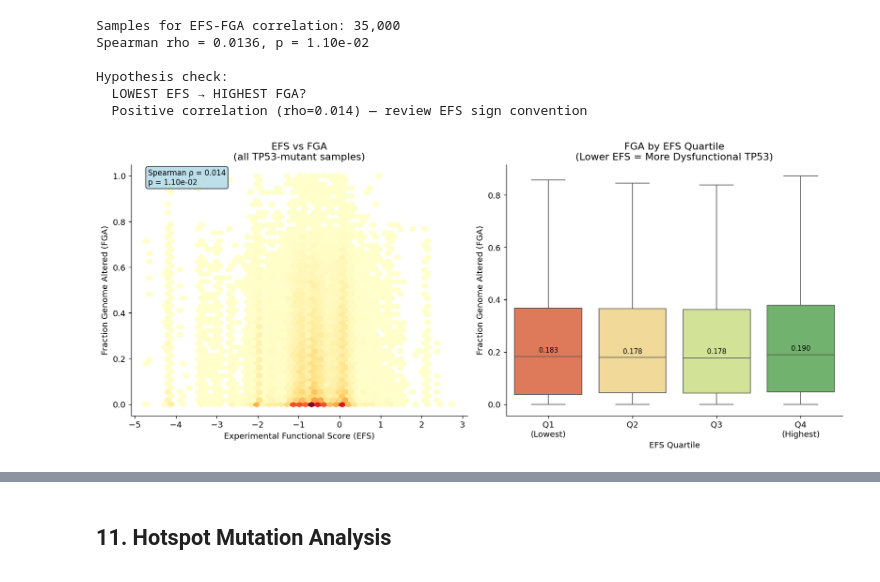
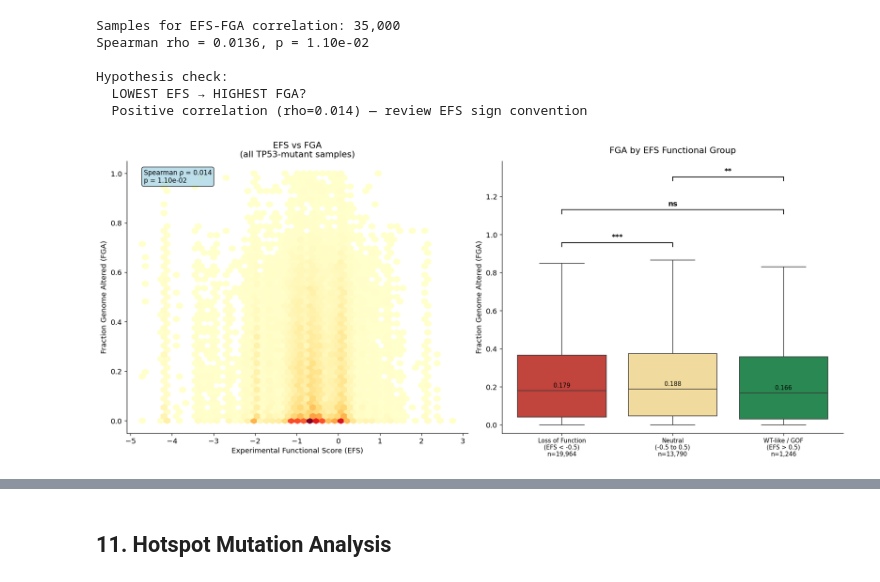
Before and after one commit to OrnitB/cancer_bioinformatics, a Jupyter notebook: project/tp53_cnv_analysis.ipynb, the cells around one changed output, grey strips where cells are left out. Saved outputs shown, nothing was run; the diff lists cells and outputs as text; code cells hidden in the pictures.

Commit message:
fixed EFS corr figure

```diff
--- a/project/tp53_cnv_analysis.ipynb
+++ b/project/tp53_cnv_analysis.ipynb
@@ -802,39 +802,106 @@ Hypothesis check:
   LOWEST EFS → HIGHEST FGA?
   Positive correlation (rho=0.014) — review EFS sign convention
 # %%
-fig, axes = plt.subplots(1, 2, figsize=(14, 6))
+from scipy.stats import mannwhitneyu
+from itertools import combinations
+from statsmodels.stats.multitest import multipletests
+
+fig, axes = plt.subplots(1, 2, figsize=(16, 7))
 
 # Left: Scatter plot EFS vs FGA
 ax = axes[0]
 ax.hexbin(efs_fga['EFS_final'], efs_fga['FGA'],
           gridsize=50, cmap='YlOrRd', mincnt=1)
 ax.set_xlabel('Experimental Functional Score (EFS)')
 ax.set_ylabel('Fraction Genome Altered (FGA)')
 ax.set_title('EFS vs FGA\n(all TP53-mutant samples)')
-
-ax.annotate(f'Spearman ρ = {rho:.3f}\np = {p_corr:.2e}',
+ax.annotate(f'Spearman \u03c1 = {rho:.3f}\np = {p_corr:.2e}',
             xy=(0.05, 0.92), xycoords='axes fraction', fontsize=10,
             bbox=dict(boxstyle='round', facecolor='lightblue', alpha=0.8))
 
-# Right: Binned EFS quartiles vs FGA
+# Right: Three-group comparison
 ax = axes[1]
-efs_fga['EFS_quartile'] = pd.qcut(efs_fga['EFS_final'], q=4,
-                                    labels=['Q1\n(Lowest)', 'Q2', 'Q3', 'Q4\n(Highest)'])
-order_q = ['Q1\n(Lowest)', 'Q2', 'Q3', 'Q4\n(Highest)']
-sns.boxplot(data=efs_fga, x='EFS_quartile', y='FGA',
-            order=order_q, palette='RdYlGn',
+neutral_margin = 0.5
+
+LOF_LABEL     = 'Loss of Function\n(EFS < -0.5)'
+NEUTRAL_LABEL = 'Neutral\n(-0.5 to 0.5)'
+GOF_LABEL     = 'WT-like / GOF\n(EFS > 0.5)'
+
+def assign_efs_group(x):
+    if x < -neutral_margin:
+        return LOF_LABEL
+    elif x > neutral_margin:
+        return GOF_LABEL
+    else:
+        return NEUTRAL_LABEL
+
+efs_fga['EFS_group'] = efs_fga['EFS_final'].apply(assign_efs_group)
+group_order = [LOF_LABEL, NEUTRAL_LABEL, GOF_LABEL]
+palette = {LOF_LABEL: '#d73027', NEUTRAL_LABEL: '#fee090', GOF_LABEL: '#1a9850'}
+
+sns.boxplot(data=efs_fga, x='EFS_group', y='FGA',
+            order=group_order, palette=palette,
             showfliers=False, ax=ax)
-ax.set_xlabel('EFS Quartile')
+
+groups_data = {g: efs_fga.loc[efs_fga['EFS_group'] == g, 'FGA'].values for g in group_order}
+group_sizes = {g: len(v) for g, v in groups_data.items()}
+
+# Median labels inside boxes
+for i, g in enumerate(group_order):
+    med = np.median(groups_data[g]) if len(groups_data[g]) > 0 else 0
+    ax.text(i, med + 0.012, f'{med:.3f}', ha='center', va='bottom', fontsize=9)
+
+# Pairwise Mann-Whitney with BH correction
+pairs = list(combinations(range(len(group_order)), 2))
+pvals = []
+for i, j in pairs:
+    g1, g2 = groups_data[group_order[i]], groups_data[group_order[j]]
+    _, p = mannwhitneyu(g1, g2, alternative='two-sided') if len(g1) > 0 and len(g2) > 0 else (None, 1.0)
+    pvals.append(p)
+
+_, pvals_adj, _, _ = multipletests(pvals, method='fdr_bh')
+
+def sig_label(p):
+    if p < 0.001: return '***'
+    elif p < 0.01: return '**'
+    elif p < 0.05: return '*'
+    else: return 'ns'
+
+# Significance brackets in data coordinates, above whiskers
+# Compute actual whisker tops (1.5*IQR) per group
+def whisker_top(arr):
+    q1, q3 = np.percentile(arr, [25, 75])
+    return arr[arr <= q3 + 1.5*(q3-q1)].max()
+w_tops = [whisker_top(groups_data[g]) for g in group_order]
+y_top = max(w_tops)
+ax.set_ylim(top=y_top * 1.6)
+bar_starts = [y_top * 1.08, y_top * 1.28, y_top * 1.48]
+tip = y_top * 0.025
+for k, (i, j) in enumerate(pairs):
+    y = bar_starts[k]
+    ax.plot([i, i, j, j], [y, y+tip, y+tip, y], color='black', lw=1.2, clip_on=False)
+    ax.text((i+j)/2, y+tip*1.5, sig_label(pvals_adj[k]),
+            ha='center', va='bottom', fontsize=11, fontweight='bold')
+
+ax.set_title('FGA by EFS Functional Group', pad=12)
+ax.set_xlabel('')  # remove default xlabel, use custom below
 ax.set_ylabel('Fraction Genome Altered (FGA)')
-ax.set_title('FGA by EFS Quartile\n(Lower EFS = More Dysfunctional TP53)')
 
-# Add median labels
-for i, q in enumerate(order_q):
-    med = efs_fga.loc[efs_fga['EFS_quartile'] == q, 'FGA'].median()
-    ax.text(i, med + 0.01, f'{med:.3f}', ha='center', va='bottom', fontsize=9)
+# Custom x-tick labels with n counts on second line
+tick_labels = [f'{g.split(chr(10))[0]}\n{g.split(chr(10))[1]}\nn={group_sizes[g]:,}'
+               for g in group_order]
+ax.set_xticklabels(tick_labels, fontsize=9)
 
 plt.tight_layout()
 plt.savefig('figures/fig6_efs_fga_correlation.png', dpi=150, bbox_inches='tight')
 plt.show()
+
+print('Group sizes:')
+for g, n in group_sizes.items():
+    print(f'  {g.replace(chr(10), " ")}: n={n:,}')
+print('\nPairwise Mann-Whitney (BH-adjusted):')
+labels = ['LOF', 'Neutral', 'WT-like/GOF']
+for k, (i, j) in enumerate(pairs):
+    print(f'  {labels[i]} vs {labels[j]}: p_adj={pvals_adj[k]:.3e} {sig_label(pvals_adj[k])}')
 # %% [output]
-[figure, old version]
+[figure, new version]
```
Also changed, not shown: parts of 5 cells of this notebook, 5 other files.
